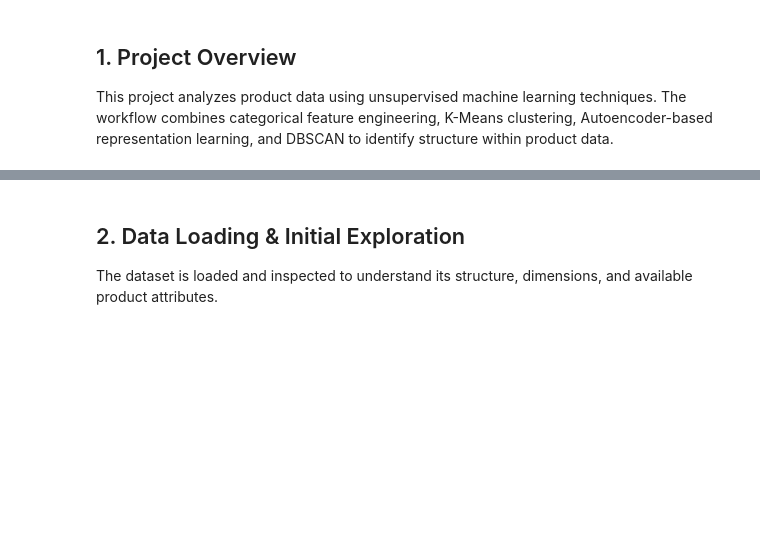
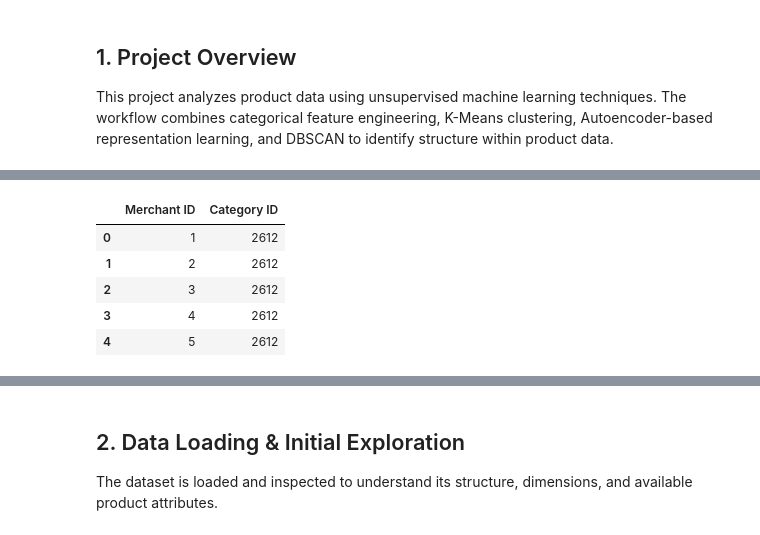
Before and after one commit to mkhangclue/product-classification-clustering, a Jupyter notebook: notebooks/product_classification_clustering.ipynb, the cells around one changed output, grey strips where cells are left out. Cells and saved outputs as stored; diff of their text form; code cells hidden in the pictures; blank space fills up the shorter version.

```diff
--- a/notebooks/product_classification_clustering.ipynb
+++ b/notebooks/product_classification_clustering.ipynb
@@ -45,0 +88,9 @@ Error:
+# %%
+feature_df.head()
+# %% [output]
+|  | Merchant ID | Category ID |
+| 0 | 1 | 2612 |
+| 1 | 2 | 2612 |
+| 2 | 3 | 2612 |
+| 3 | 4 | 2612 |
+| 4 | 5 | 2612 |
```
Also changed, not shown: parts of 45 cells of this notebook.
